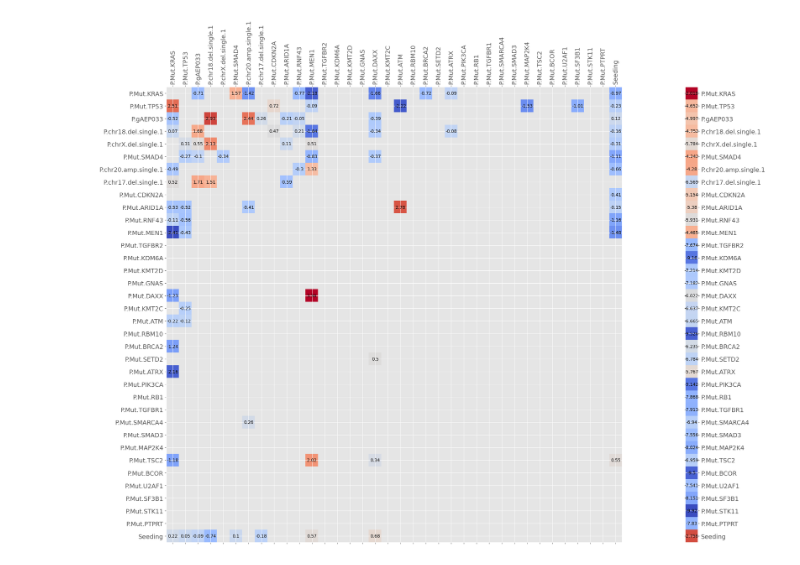
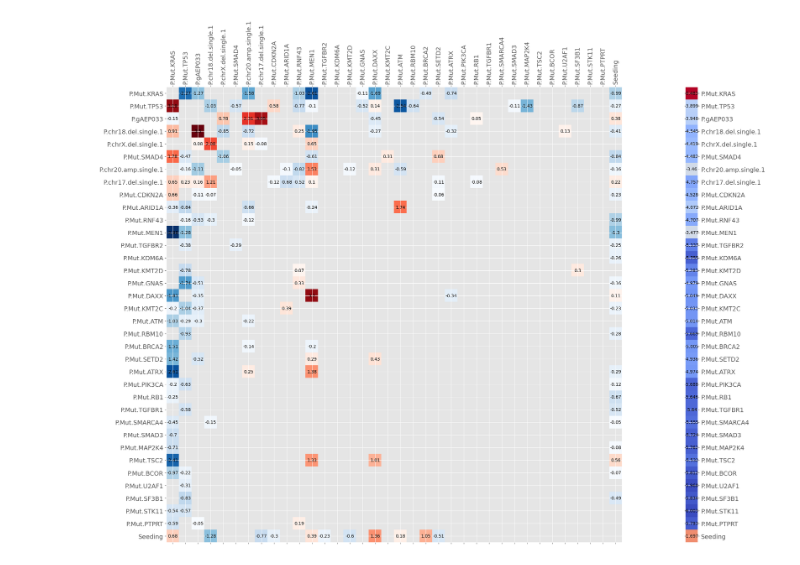
Before and after one commit to cbg-ethz/metMHN, a Jupyter notebook: src/data_analysis.ipynb, the cells around one changed output. Cells and saved outputs as stored; diff of their text form; code cells hidden in the pictures.

```diff
--- a/src/data_analysis.ipynb
+++ b/src/data_analysis.ipynb
@@ -173,2 +70,0 @@ print(start_params)
-# %%
-dat_coupled = dat_coupled.at[dat_coupled.sum(axis=1) > 1, ].get()
@@ -184,0 +73,20 @@ array([-0.15686603, -0.15878594,  0.09716283, ...,  0.38691363,
+# %%
+n_mod = n-1
+arr = dat_coupled * np.array([1,2]*n_mod+[1])
+arr = arr @ (np.diag([1,0]*n_mod+[1]) + np.diag([1,0]*n_mod, -1))
+counts = np.zeros((7, n))
+for i in range(0,2*n,2):
+    i_h = int(i/2)
+    for j in range(4):
+        counts[j, i_h] = np.count_nonzero(arr[:,i]==j)/dat_coupled.shape[0]
+    counts[4, i_h] = np.sum(dat_prim_nomet[:, i], axis=0)/dat_prim_nomet.shape[0]
+    counts[5, i_h] = (np.sum(dat_prim_met[:, i], axis=0))/dat_prim_met.shape[0]
+    counts[6, i_h] = (np.sum(dat_met_only[:, i+1], axis=0))/dat_met_only.shape[0]
+
+labels = [["Coupled ("+str(dat_coupled.shape[0])+")"]*4 +\
+          ["Prim_no_met ("+str(dat_prim_nomet.shape[0])+")"] +\
+          ["Prim_met ("+str(dat_prim_met.shape[0])+")"] +["Met ("+str(dat_met_only.shape[0])+")"],
+          ["absent", "present_prim", "present_met", "both"] + ["present"]*3]
+
+inds =  pd.MultiIndex.from_tuples(list(zip(*labels)))
+pd.DataFrame(np.around(counts, 2), columns=events, index=inds).T
@@ -185,8 +112,9 @@ array([-0.15686603, -0.15878594,  0.09716283, ...,  0.38691363,
 # %%
-penal = 0.012
+penal1 = 0.008
+penal2 = 0.003
 m_p_corr = 0.8
-x = opt.minimize(reg_opt.log_lik, x0 = start_params, args = (dat_prim_nomet, dat_prim_met, dat_coupled, dat_met_only, penal, m_p_corr),
-                method = "L-BFGS-B", jac = reg_opt.grad, options={"maxiter":10000, "disp":True, "ftol":1e-05})
+x = opt.minimize(reg_opt.value_grad, x0 = start_params, args = (dat_prim_nomet, dat_coupled, dat_prim_met, dat_met_only, n-1, penal1, penal2,  m_p_corr),
+                method = "L-BFGS-B", jac = True, options={"maxiter":10000, "disp":True, "ftol":1e-05})
 # %% [output]
 RUNNING THE L-BFGS-B CODE
 
@@ -245,33 +173,31 @@ df2.round(3)
 36 rows × 37 columns
 # %%
 df[(df.round(2) == 0) | (df.round(2) == -0)] = np.nan
-df[df.abs() < 0.05] = np.nan
 theta_diag = np.diag(df.copy()).reshape((-1,1))
+df[df.abs() <= 0.05] = np.nan
 np.fill_diagonal(df.values, np.nan)
 
 plt.style.use("ggplot")
 f, (ax, ax2) = plt.subplots(1, 2, figsize=(19,15), gridspec_kw={'width_ratios': [6, 1]})
 f.tight_layout()
-ax.matshow(df, cmap="coolwarm")
+ax.matshow(df[df<0], cmap="Blues_r")
+ax.matshow(df[df>0], cmap="Reds")
 ax2.matshow(theta_diag, cmap="coolwarm")
 ax.set_xticks(range(df.shape[1]), events, fontsize=14, rotation=90)
 ax.set_yticks(range(df.shape[1]), events, fontsize=14)
 ax2.set_yticks(range(df.shape[1]), events, fontsize=14)
 ax2.yaxis.tick_right()
 ax2.yaxis.set_label_position("right")
 ax2.set_xticks([])
-current_cmap = plt.cm.get_cmap()
-current_cmap.set_bad(color='black')
-
 
 for i in range(n):
     for j in range(n):
         if np.isnan(df.iloc[i,j]) == False:
             c = np.round(df.iloc[i,j].round(2), 2)
         else:
             c = ""
         ax.text(j, i, str(c), va='center', ha='center')
     ax2.text(0, i, np.round(theta_diag[i,0],3), va='center', ha='center')
 plt.show()
 # %% [output]
-[figure, old version]
+[figure, new version]
```
Also changed, not shown: parts of 20 cells of this notebook, 5 other files.
